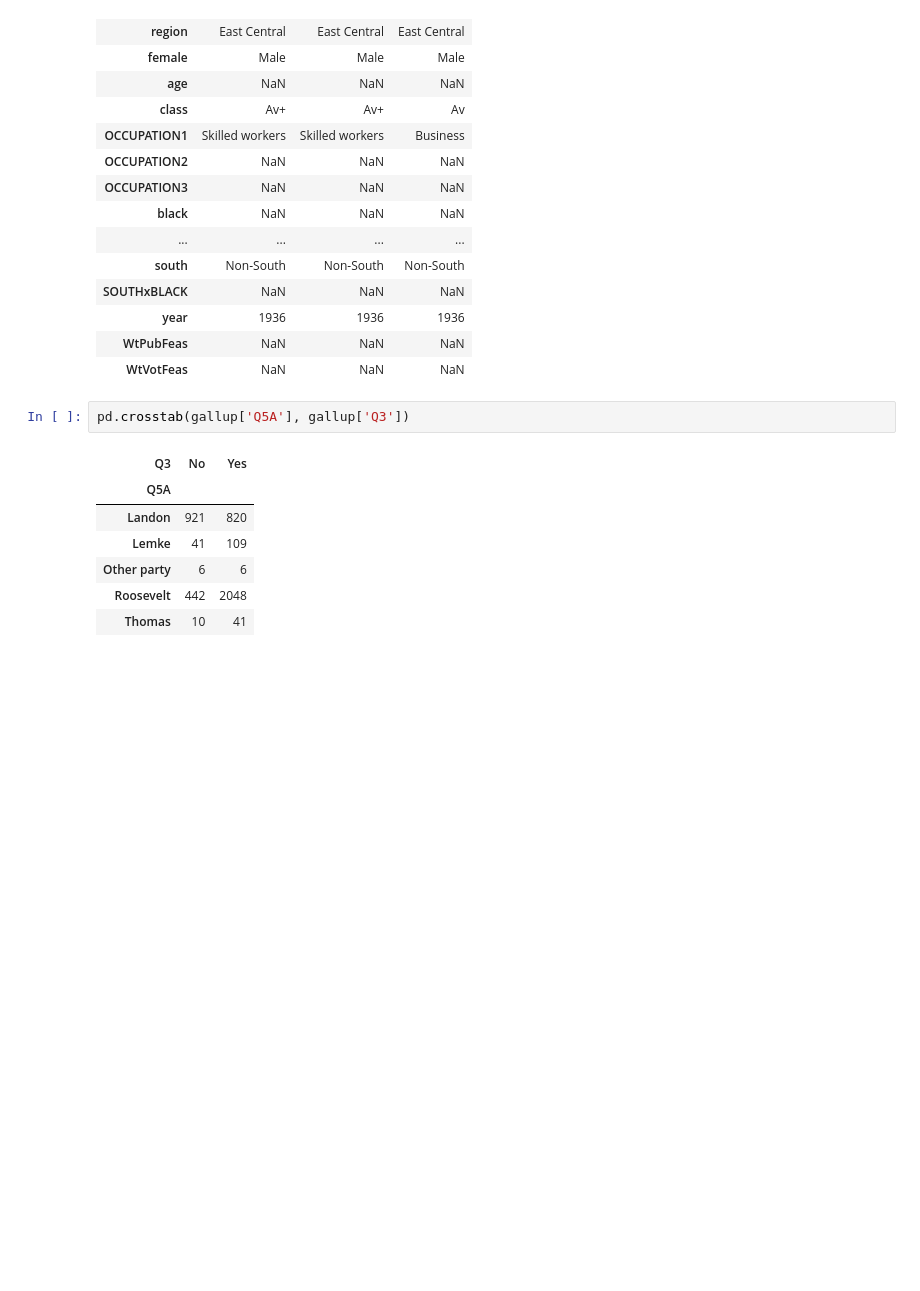
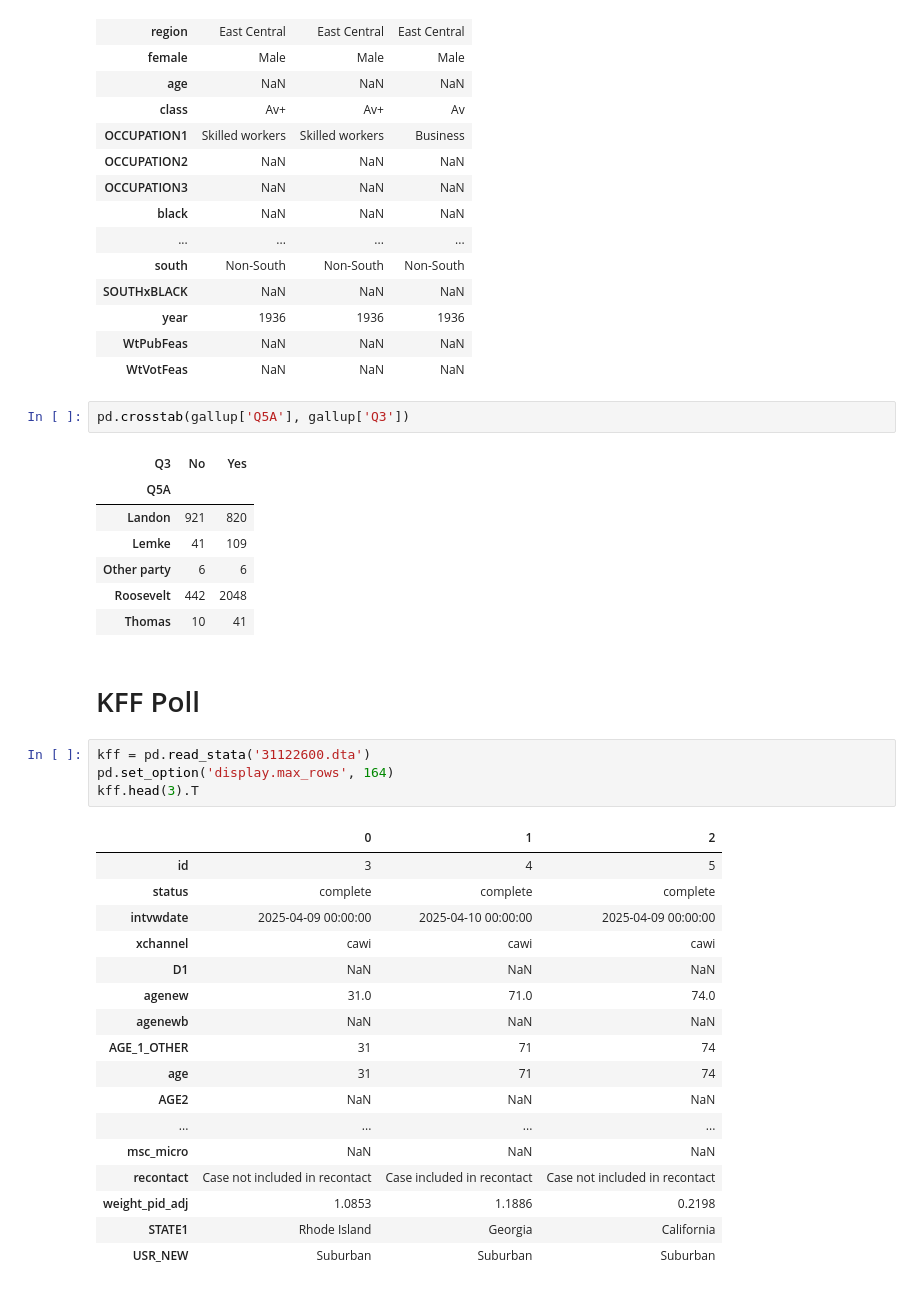
Before and after one commit to rde6mn/DS6001-live_codings, a Jupyter notebook: live coding 2/live_coding2.ipynb, the cells around one changed output. Cells and saved outputs as stored; diff of their text form; blank space fills up the shorter version.

```diff
--- a/live coding 2/live_coding2.ipynb
+++ b/live coding 2/live_coding2.ipynb
@@ -33,3 +33,27 @@ pd.crosstab(gallup['Q5A'], gallup['Q3'])
 | Other party | 6 | 6 |
 | Roosevelt | 442 | 2048 |
 | Thomas | 10 | 41 |
+# %% [markdown]
+# KFF Poll
+# %%
+kff = pd.read_stata('31122600.dta')
+pd.set_option('display.max_rows', 164)
+kff.head(3).T
+# %% [output]
+|  | 0 | 1 | 2 |
+| id | 3 | 4 | 5 |
+| status | complete | complete | complete |
+| intvwdate | 2025-04-09 00:00:00 | 2025-04-10 00:00:00 | 2025-04-09 00:00:00 |
+| xchannel | cawi | cawi | cawi |
+| D1 | NaN | NaN | NaN |
+| agenew | 31.0 | 71.0 | 74.0 |
+| agenewb | NaN | NaN | NaN |
+| AGE_1_OTHER | 31 | 71 | 74 |
+| age | 31 | 71 | 74 |
+| AGE2 | NaN | NaN | NaN |
+| ... | ... | ... | ... |
+| msc_micro | NaN | NaN | NaN |
+| recontact | Case not included in recontact | Case included in recontact | Case not included in recontact |
+| weight_pid_adj | 1.0853 | 1.1886 | 0.2198 |
+| STATE1 | Rhode Island | Georgia | California |
+| USR_NEW | Suburban | Suburban | Suburban |
```
Also changed, not shown: parts of 4 cells of this notebook.
